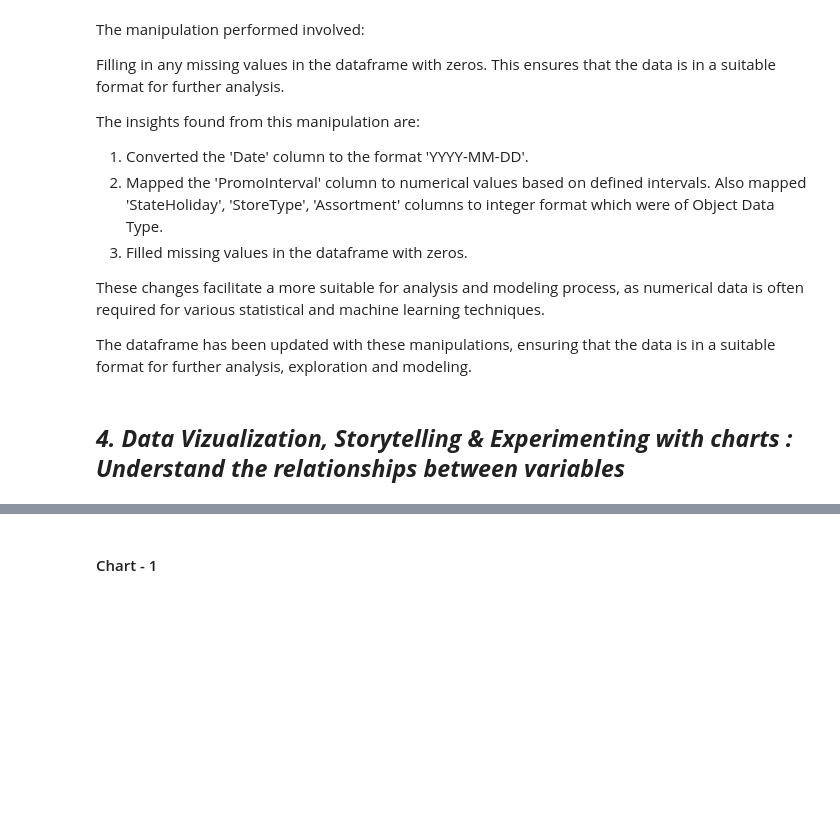
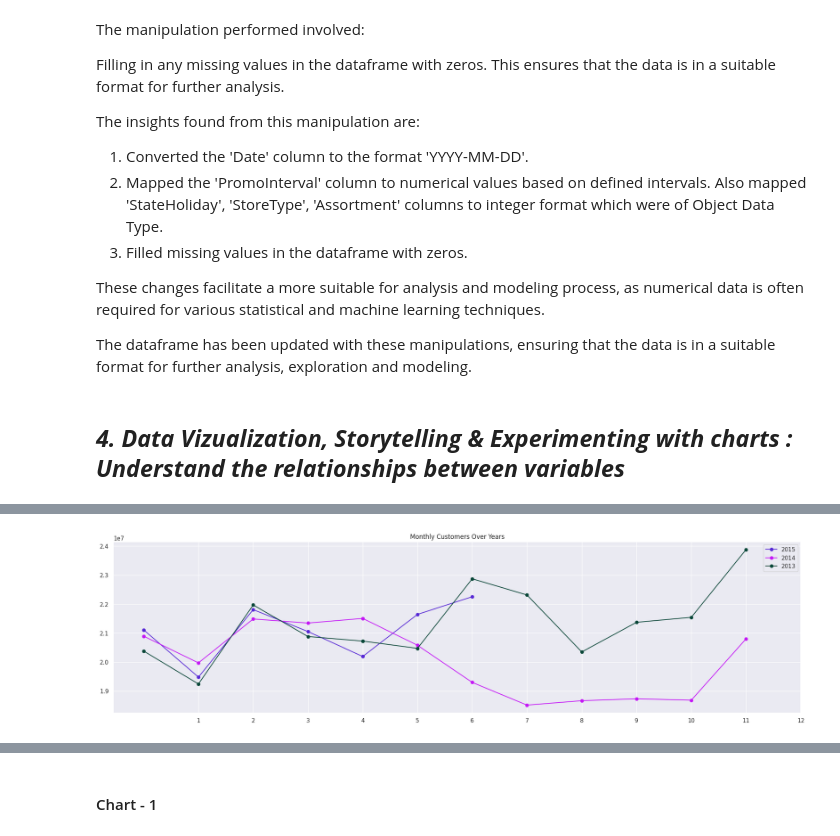
Before and after one commit to dipakpatil2001/Regression-Project-Retail_Sales_Prediction, a Jupyter notebook: Regression_Project_Retail_Sales_Prediction.ipynb, the cells around one changed output, grey strips where cells are left out. Drawn from its saved outputs; the diff is of its cells as text; code cells hidden in the pictures; blank space fills up the shorter version.

```diff
--- a/Regression_Project_Retail_Sales_Prediction.ipynb
+++ b/Regression_Project_Retail_Sales_Prediction.ipynb
@@ -646,0 +697,5 @@ The dataframe has been updated with these manipulations, ensuring that the data
+# %%
+# line graph of monthly customers over years
+plot_line_graph_with_two_features_over_time(total_df, 'Month', 'Customers', 'Year', 'Monthly')
+# %% [output]
+[figure, added]
```
Also changed, not shown: parts of 63 cells of this notebook.
